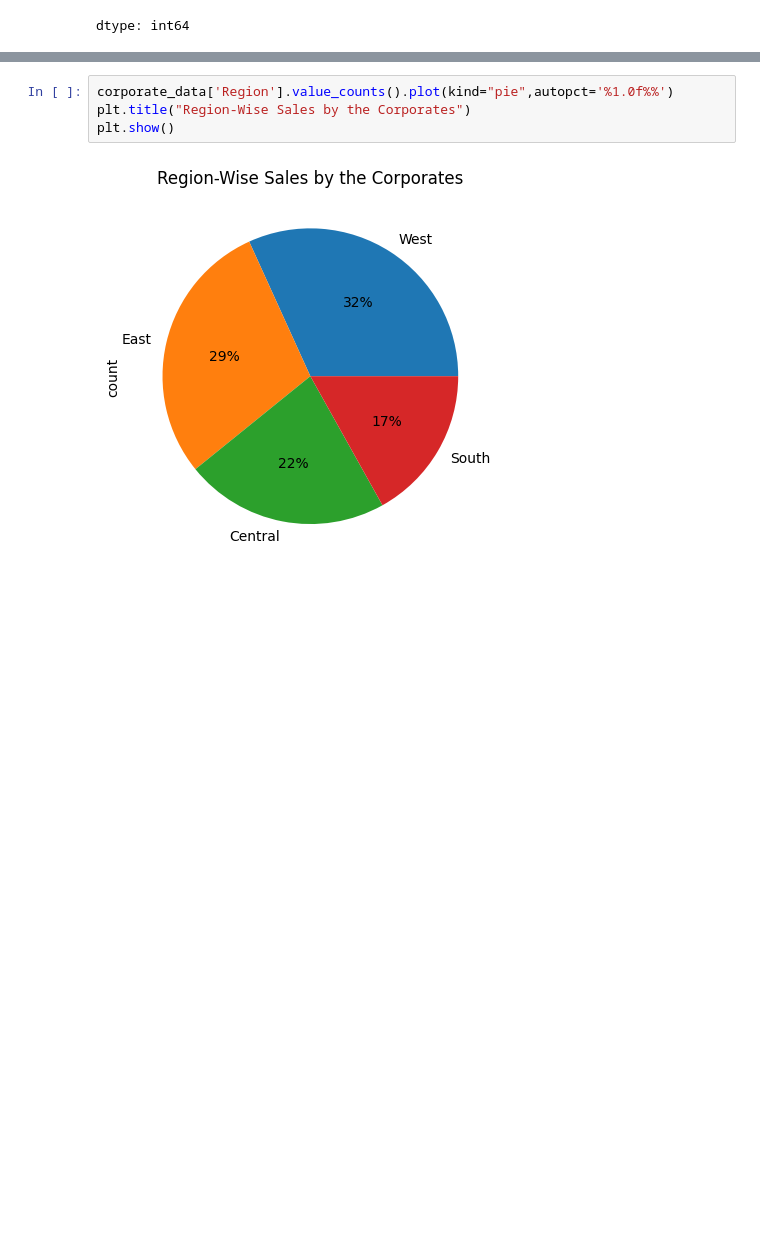
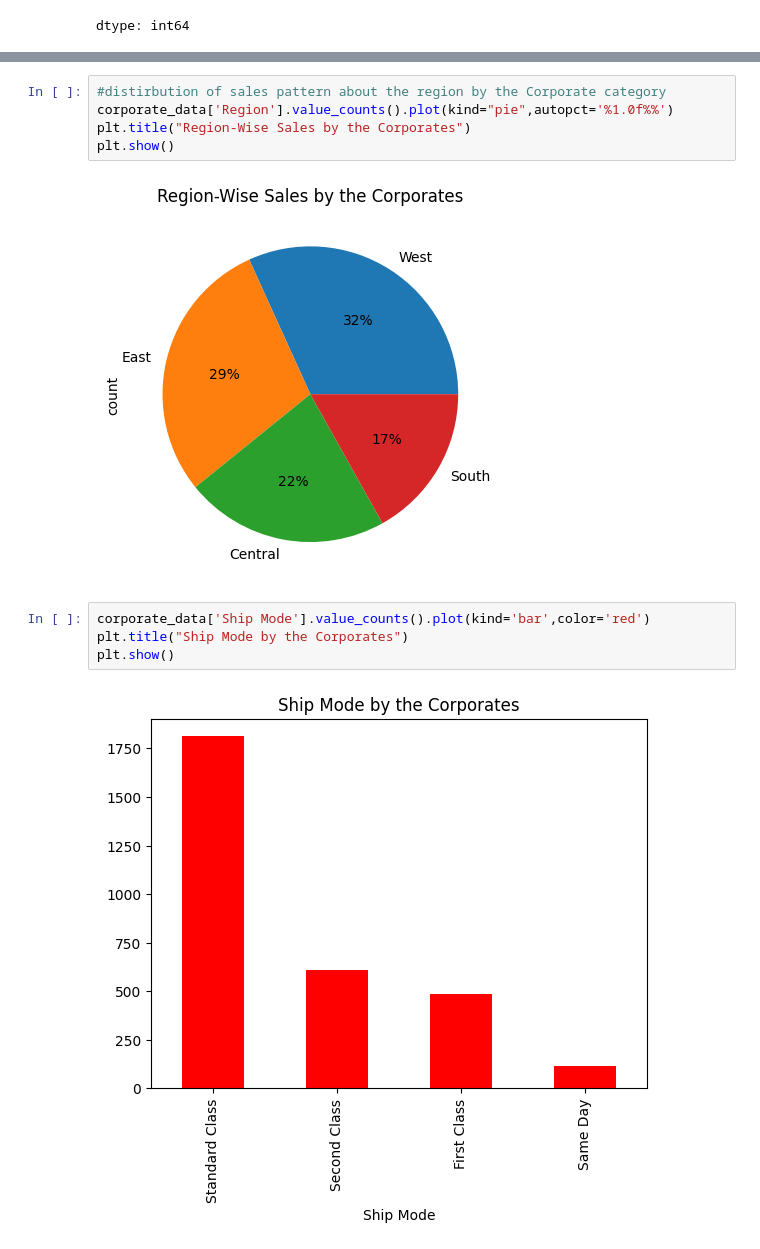
Before and after one commit to ankitg-02/sales_analysis, a Jupyter notebook: Corporate.ipynb, the cells around one changed output, grey strips where cells are left out. Drawn from its saved outputs; the diff is of its cells as text; blank space fills up the shorter version.

```diff
--- a/Corporate.ipynb
+++ b/Corporate.ipynb
@@ -138,7 +132,14 @@ Text(0.5, 1.0, 'Sales by the Corporates')
 [figure]
 # %%
+#distirbution of sales pattern about the region by the Corporate category
 corporate_data['Region'].value_counts().plot(kind="pie",autopct='%1.0f%%')
 plt.title("Region-Wise Sales by the Corporates")
 plt.show()
 # %% [output]
 [figure]
+# %%
+corporate_data['Ship Mode'].value_counts().plot(kind='bar',color='red')
+plt.title("Ship Mode by the Corporates")
+plt.show()
+# %% [output]
+[figure, added]
```
Also changed, not shown: parts of 14 cells of this notebook.
